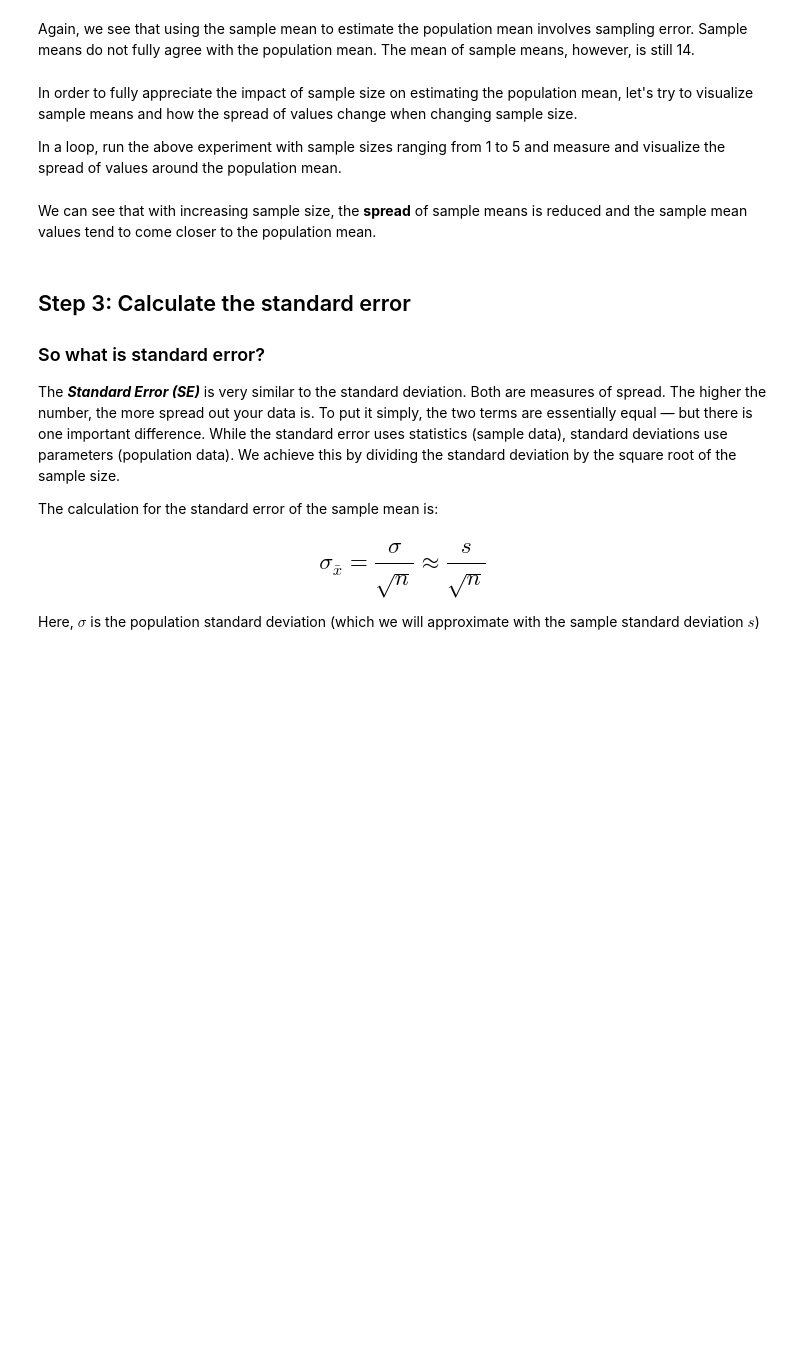
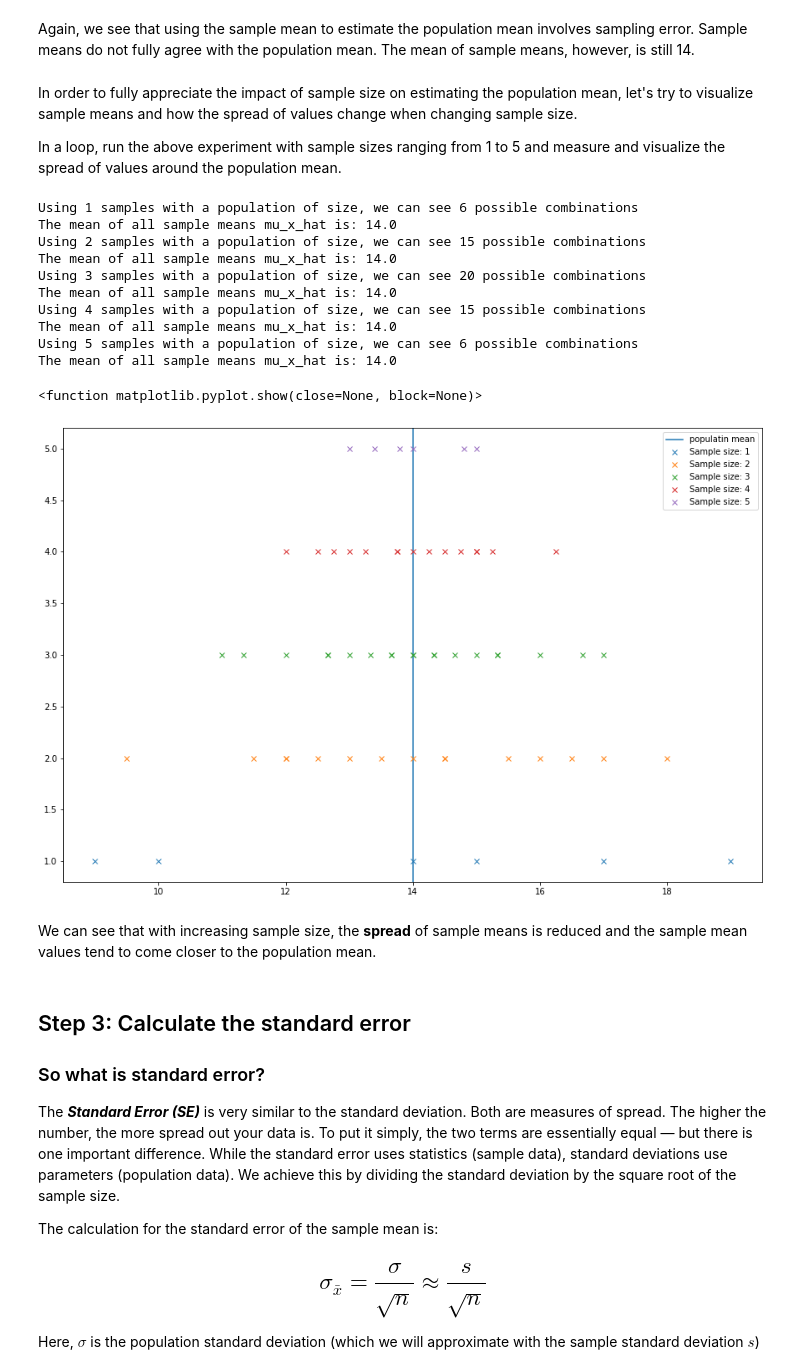
Before and after one commit to dendar/dsc-sampling-statistics-lab, a Jupyter notebook: index.ipynb, the cells around one changed output. Cells and saved outputs as stored; diff of their text form; code cells hidden in the pictures; blank space fills up the shorter version.

```diff
--- a/index.ipynb
+++ b/index.ipynb
@@ -146,17 +146,28 @@ def sample_means(sample_size, data):
     n = sample_size
 
     # Calculate the mean of population
-    mu = None
+    mu = calculate_mu(data)
     #print ("Mean of population is:", mu)
 
     # Generate all possible combinations using given sample size
-    combs = None
+    combs = list(itertools.combinations(data, n))
+    print ("Using", n, "samples with a population of size, we can see", len(combs), "possible combinations ")
 
     # Calculate the mean weight (x_bar) for all the combinations (samples) using the given data
     x_bar_list = []
 
     # Calculate sample mean for all combinations and append to x_bar_list
+    for i in range(len(combs)):
+        sum = 0
 
+        for j in range(n):
+            key = combs[i][j]
+            val =data[str(combs[i][j])]
+            sum += val
+
+        x_bar = sum/n
+        x_bar_list.append(x_bar)
+    print ("The mean of all sample means mu_x_hat is:", np.mean(x_bar_list))
 
     return combs, x_bar_list
 
@@ -165,7 +176,8 @@ n = 2 #Sample size
 combs, means = sample_means(n, pumpkin_dict)
 
 # Print the sample combinations with their means
-
+for c in range(len(combs)):
+    print(c+1, combs[c], means[c])
 
 
 # Using 2 samples, we can see 15 possible combinations as below:
@@ -198,18 +228,22 @@ def calculate_probability(means):
     Output: a list of probablitity of each mean value
     '''
     #Calculate the frequency of each mean value
-    freq = None
+    freq = Counter(means)
 
     prob = []
 
     # Calculate and append fequency of each mean value in the prob list.
-
+    for element in means:
+        for key in freq.keys():
+            if element == key:
+                prob.append(str(freq[key]) + "/"+str(len(means)))
     return prob
 
 probs = calculate_probability(means)
 
 # Print combinations with sample means and probability of each mean value
-
+for c in range(len(combs)):
+    print(c+1, combs[c], means[c], probs[c])
 
 # ('A', 'B') 16.5 1/15
 # ('A', 'C') 17.0 1/15
@@ -243,6 +293,10 @@ n = 5
 
 # Use above functions to generate combinations as samples with means and calculate the probability of seeing
 # each mean value  with sample size = 5.
+combs, means = sample_means(n, pumpkin_dict)
+probs = calculate_probability(means)
+for c in range(len(combs)):
+    print(c+1, combs[c], means[c], probs[c])
 
 # Using 5 samples with a population of size, we can see 6 possible combinations
 # The mean of all sample means mu_x_hat is: 14.0
@@ -261,23 +324,46 @@ In a loop, run the above experiment with sample sizes ranging from 1 to 5 and me
 # %%
 # Run a for loop to execute above code for sample size 1 to 5 and visualise the spread of sample
 # means
+plt.figure(figsize =(15,10))
+plt.axvline(x=mu,label ="populatin mean")
 
+for n in (1,2,3,4,5):
+    combs, means = sample_means(n, pumpkin_dict)
+    probs = calculate_probability(means)
+    val = n
+    ar = np.arange(10)
+    plt.plot(means, np.zeros_like(means)+ val,"x",label=("Sample size: "+ str(n)))
+    plt.legend()
 
+plt.show
 
 # Using 1 samples with a population of size, we can see 6 possible combinations
 # The mean of all sample means mu_x_hat is: 14.0
 
 # Using 2 samples with a population of size, we can see 15 possible combinations
 # The mean of all sample means mu_x_hat is: 14.0
 
 # Using 3 samples with a population of size, we can see 20 possible combinations
 # The mean of all sample means mu_x_hat is: 14.0
 
 # Using 4 samples with a population of size, we can see 15 possible combinations
 # The mean of all sample means mu_x_hat is: 14.0
 
 # Using 5 samples with a population of size, we can see 6 possible combinations
 # The mean of all sample means mu_x_hat is: 14.0
+# %% [output]
+Using 1 samples with a population of size, we can see 6 possible combinations
+The mean of all sample means mu_x_hat is: 14.0
+Using 2 samples with a population of size, we can see 15 possible combinations
+The mean of all sample means mu_x_hat is: 14.0
+Using 3 samples with a population of size, we can see 20 possible combinations
+The mean of all sample means mu_x_hat is: 14.0
+Using 4 samples with a population of size, we can see 15 possible combinations
+The mean of all sample means mu_x_hat is: 14.0
+Using 5 samples with a population of size, we can see 6 possible combinations
+The mean of all sample means mu_x_hat is: 14.0
+<function matplotlib.pyplot.show(close=None, block=None)>
+[figure, added]
 # %% [markdown]
 We can see that with increasing sample size, the **spread** of sample means is reduced and the sample mean values tend to come closer to the population mean.
 # %% [markdown]
```
Also changed, not shown: parts of 4 cells of this notebook.
